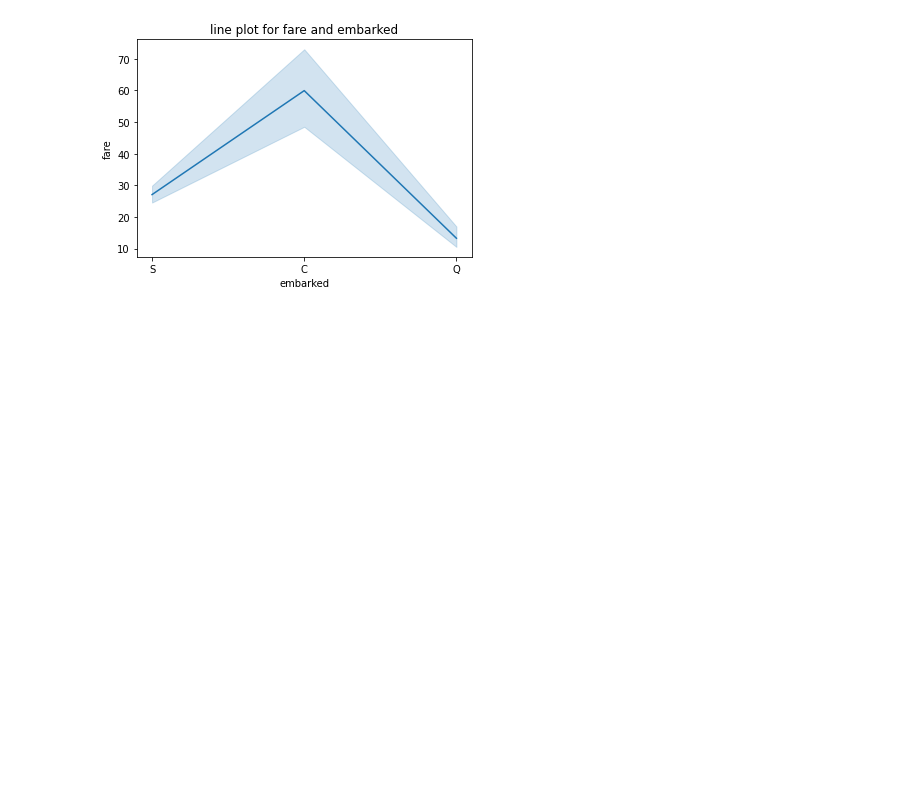
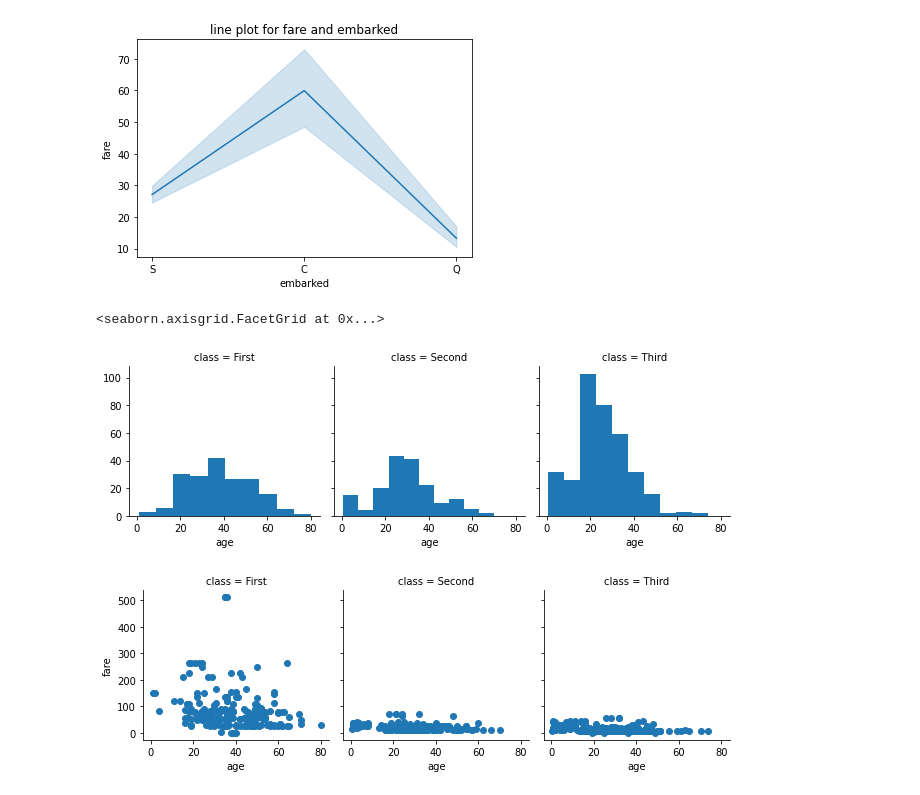
Before and after one commit to Spap123/DIG-Classes, a Jupyter notebook: 20th Aug Batch/Class 22.02.2023 - Seaborn.ipynb, the cells around one changed output. Drawn from its saved outputs; the diff is of its cells as text; code cells hidden in the pictures; blank space fills up the shorter version.

```diff
--- a/20th Aug Batch/Class 22.02.2023 - Seaborn.ipynb
+++ b/20th Aug Batch/Class 22.02.2023 - Seaborn.ipynb
@@ -19,3 +19,14 @@ sns.lineplot(
 # %% [output]
 Text(0.5, 1.0, 'line plot for fare and embarked')
 [figure]
+# %%
+import matplotlib.pyplot as plt
+# FacetGrid
+grid1 = sns.FacetGrid(titanic,col = 'class')
+grid1.map(plt.hist,'age')
+grid3 = sns.FacetGrid(titanic,col = 'class')
+grid3.map(plt.scatter,'age','fare')
+# %% [output]
+<seaborn.axisgrid.FacetGrid at 0x...>
+[figure, added]
+[figure, added]
```
Also changed, not shown: parts of 8 cells of this notebook, 1 other file.
